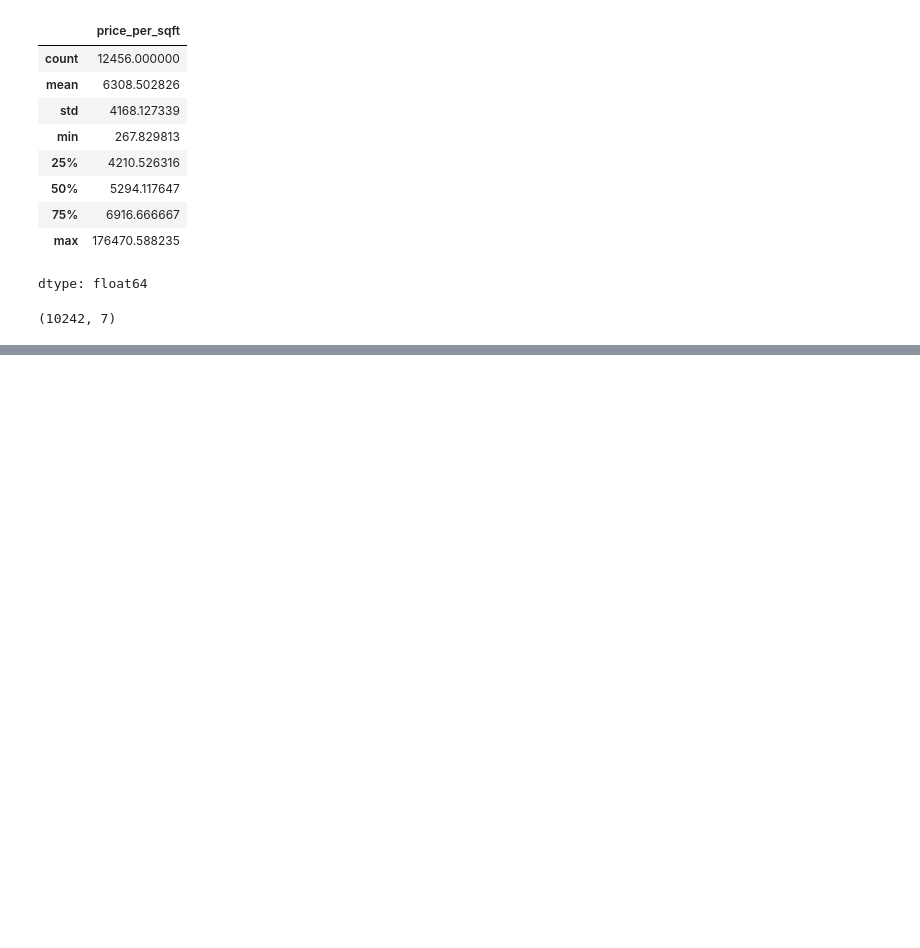
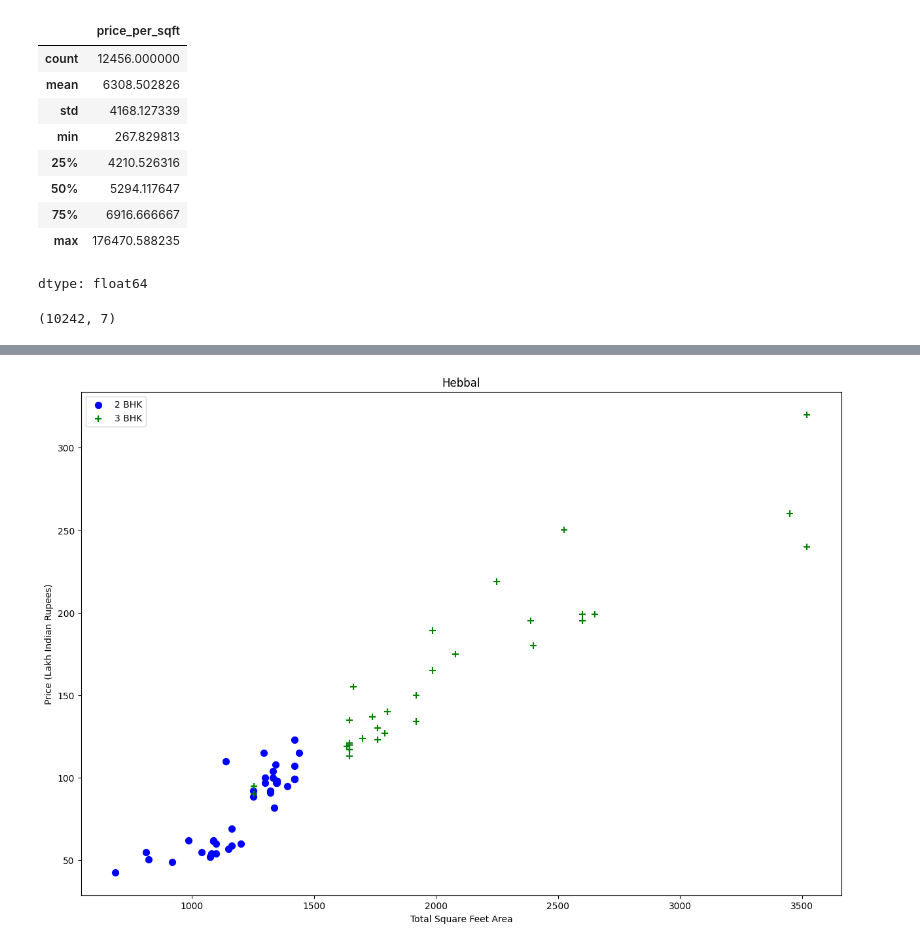
Before and after one commit to NarendarB0152/VignanUniversityWorkShop, a Jupyter notebook: Project/Project.ipynb, the cells around one changed output, grey strips where cells are left out. Saved outputs shown, nothing was run; the diff lists cells and outputs as text; code cells hidden in the pictures; blank space fills up the shorter version.

```diff
--- a/Project/Project.ipynb
+++ b/Project/Project.ipynb
@@ -401,0 +446,4 @@ df7.shape
+# %%
+plot_scatter_chart(df8,"Hebbal")
+# %% [output]
+[figure, added]
```
Also changed, not shown: parts of 5 cells of this notebook.
